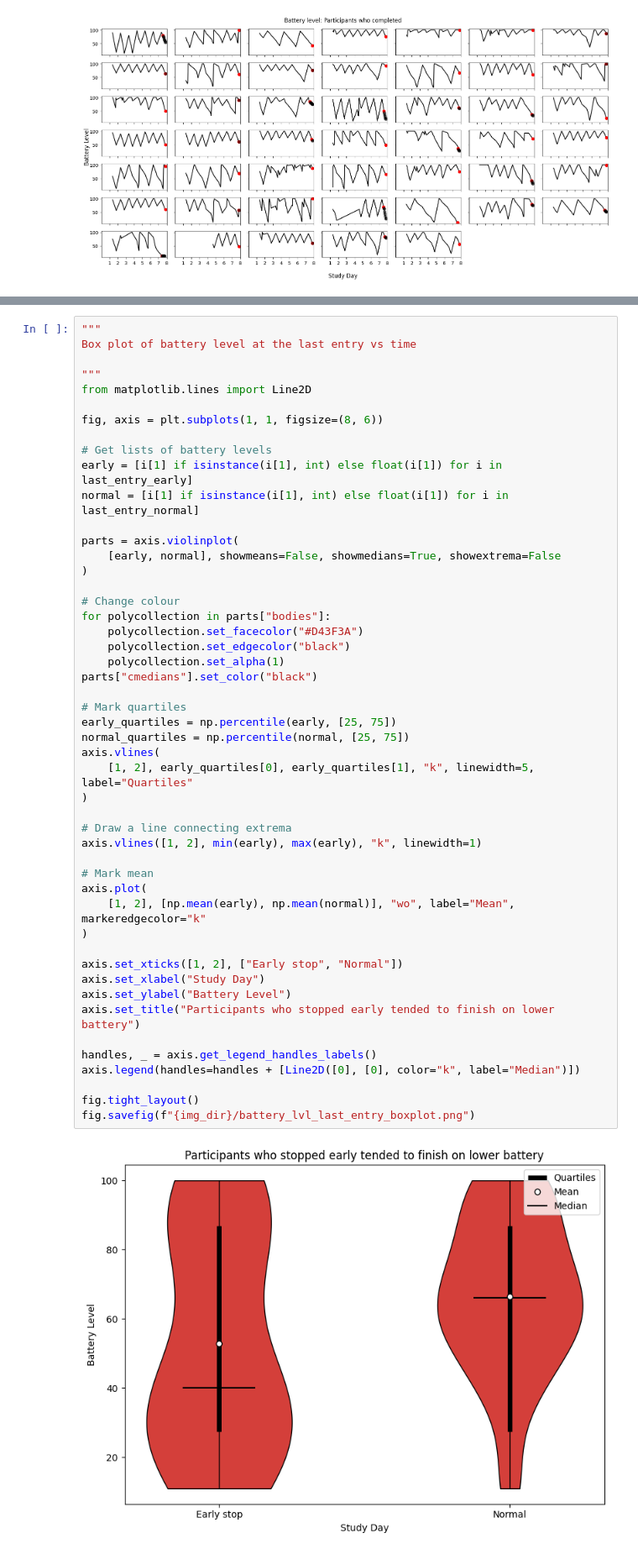
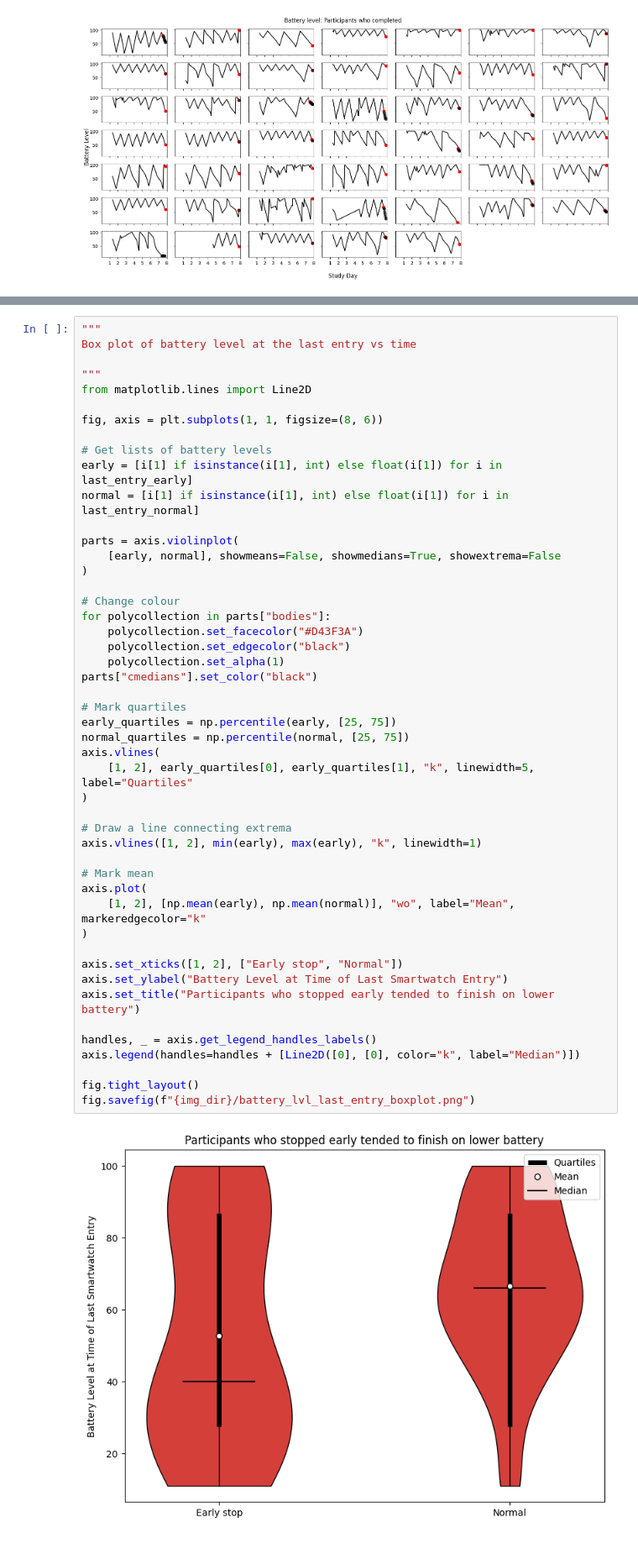
Before and after one commit to richard-lane/seaco_malaysia, a Jupyter notebook: battery_level_2.ipynb, the cells around one changed output, grey strips where cells are left out. Shown at 84% size. Cells and saved outputs as stored; diff of their text form.

```diff
--- a/battery_level_2.ipynb
+++ b/battery_level_2.ipynb
@@ -434,33 +431,32 @@ parts = axis.violinplot(
 for polycollection in parts["bodies"]:
     polycollection.set_facecolor("#D43F3A")
     polycollection.set_edgecolor("black")
     polycollection.set_alpha(1)
 parts["cmedians"].set_color("black")
 
 # Mark quartiles
 early_quartiles = np.percentile(early, [25, 75])
 normal_quartiles = np.percentile(normal, [25, 75])
 axis.vlines(
     [1, 2], early_quartiles[0], early_quartiles[1], "k", linewidth=5, label="Quartiles"
 )
 
 # Draw a line connecting extrema
 axis.vlines([1, 2], min(early), max(early), "k", linewidth=1)
 
 # Mark mean
 axis.plot(
     [1, 2], [np.mean(early), np.mean(normal)], "wo", label="Mean", markeredgecolor="k"
 )
 
 axis.set_xticks([1, 2], ["Early stop", "Normal"])
-axis.set_xlabel("Study Day")
-axis.set_ylabel("Battery Level")
+axis.set_ylabel("Battery Level at Time of Last Smartwatch Entry")
 axis.set_title("Participants who stopped early tended to finish on lower battery")
 
 handles, _ = axis.get_legend_handles_labels()
 axis.legend(handles=handles + [Line2D([0], [0], color="k", label="Median")])
 
 fig.tight_layout()
 fig.savefig(f"{img_dir}/battery_lvl_last_entry_boxplot.png")
 # %% [output]
-[figure, old version]
+[figure, new version]
```
Also changed, not shown: parts of 4 cells of this notebook.
